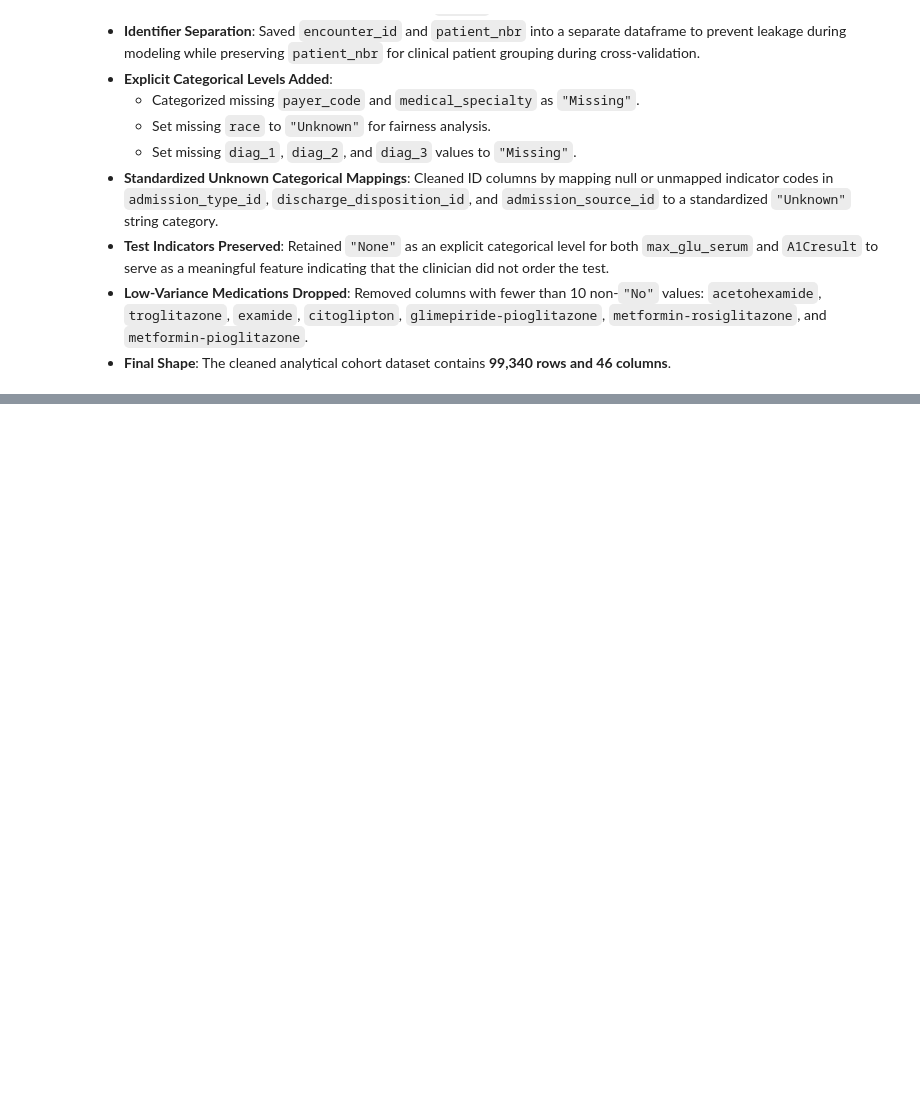
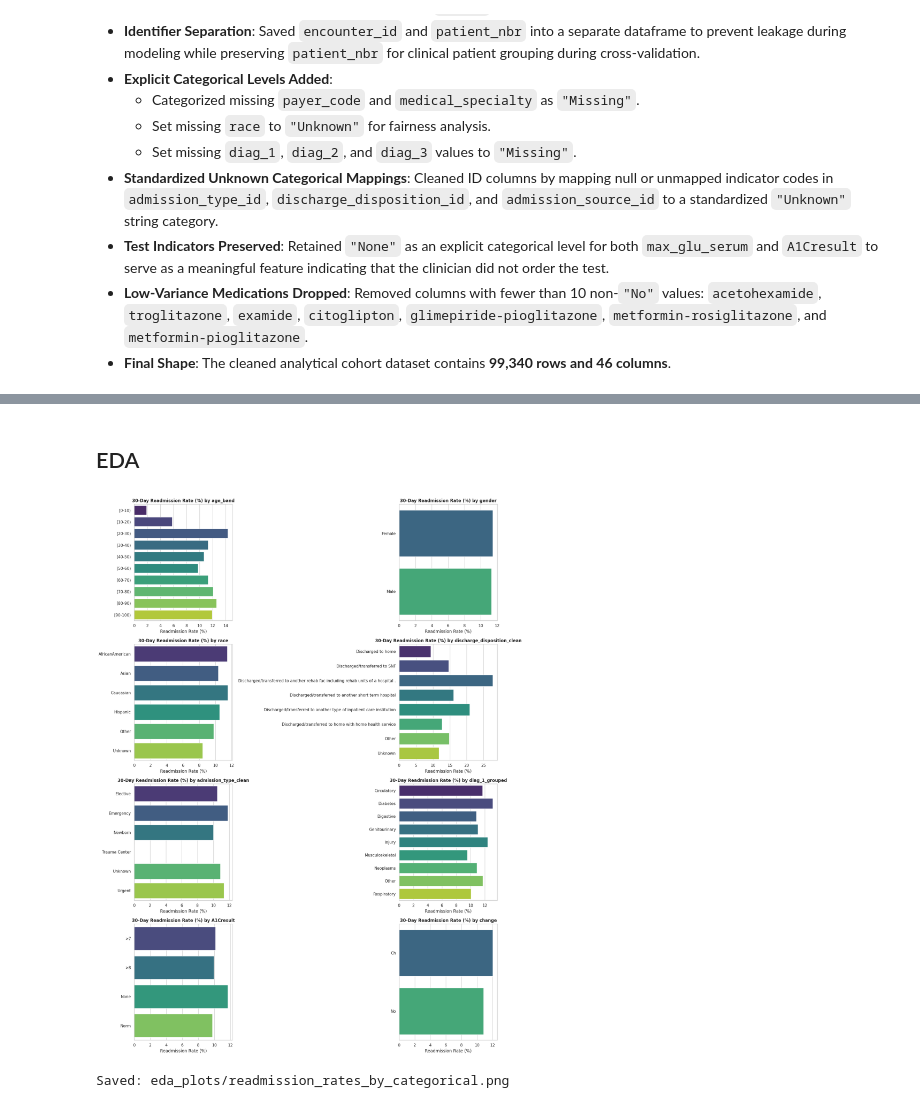
Before and after one commit to bahaali273/COMP9170-Hospital-Readmission, a Jupyter notebook: Predicting_Hospital_Readmissions_Using_Public_Health_Data.ipynb, the cells around one changed output, grey strips where cells are left out. Cells and saved outputs as stored; diff of their text form; code cells hidden in the pictures; blank space fills up the shorter version.

```diff
--- a/Predicting_Hospital_Readmissions_Using_Public_Health_Data.ipynb
+++ b/Predicting_Hospital_Readmissions_Using_Public_Health_Data.ipynb
@@ -450,0 +592,53 @@ Final processed DataFrame shape: (99340, 46)
+# %% [markdown]
+## EDA
+# %%
+import matplotlib.pyplot as plt
+import seaborn as sns
+import pandas as pd
+import numpy as np
+from scipy.stats import chi2_contingency
+import os
+
+# Ensure figure output folder exists
+os.makedirs('eda_plots', exist_ok=True)
+sns.set_theme(style="whitegrid", palette="muted")
+
+# Define the target variable
+target = 'readmit_30'
+
+# List of key categoricals
+cat_cols = [
+    'age_band', 'gender', 'race', 'discharge_disposition_clean',
+    'admission_type_clean', 'diag_1_grouped', 'A1Cresult', 'change'
+]
+
+# --- 1. Readmission rate by categorical columns ---
+fig, axes = plt.subplots(4, 2, figsize=(16, 22))
+axes = axes.flatten()
+
+for i, col in enumerate(cat_cols):
+    # Calculate rates
+    summary = df_feat.groupby(col)[target].agg(['count', 'mean']).reset_index()
+    summary['mean'] *= 100  # Convert to percentage
+
+    sns.barplot(
+        data=summary,
+        x='mean',
+        y=col,
+        ax=axes[i],
+        hue=col,
+        legend=False,
+        palette='viridis'
+    )
+    axes[i].set_title(f'30-Day Readmission Rate (%) by {col}', fontsize=12, fontweight='bold')
+    axes[i].set_xlabel('Readmission Rate (%)')
+    axes[i].set_ylabel('')
+
+plt.tight_layout()
+fig_path_cats = 'eda_plots/readmission_rates_by_categorical.png'
+plt.savefig(fig_path_cats, dpi=300)
+plt.show()
+print(f"Saved: {fig_path_cats}")
+# %% [output]
+[figure, added]
+Saved: eda_plots/readmission_rates_by_categorical.png
```
Also changed, not shown: parts of 12 cells of this notebook.
